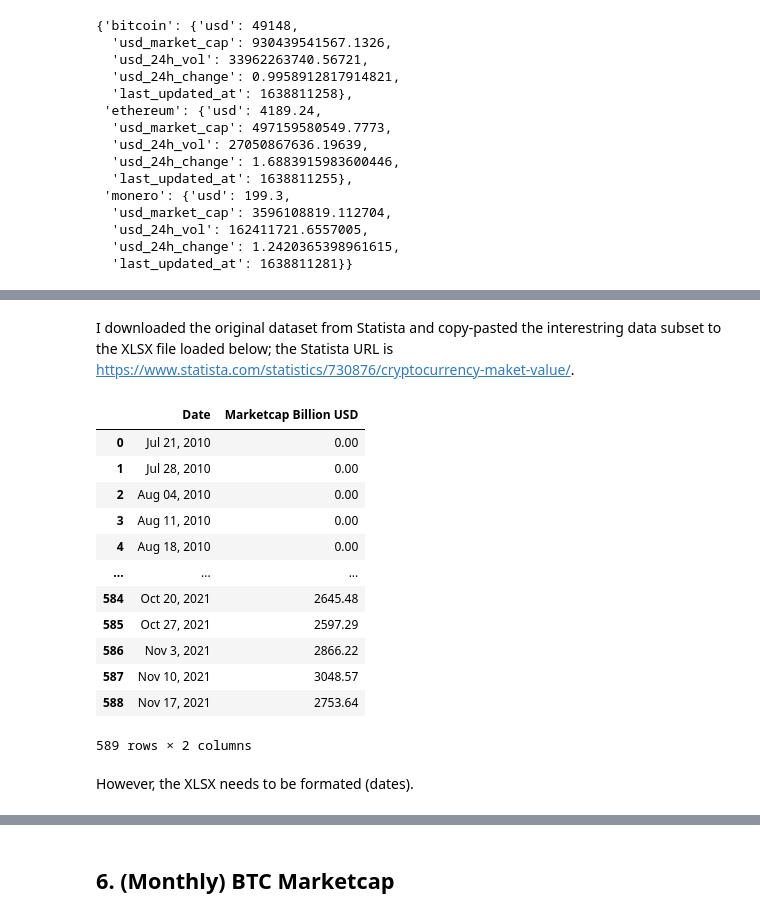
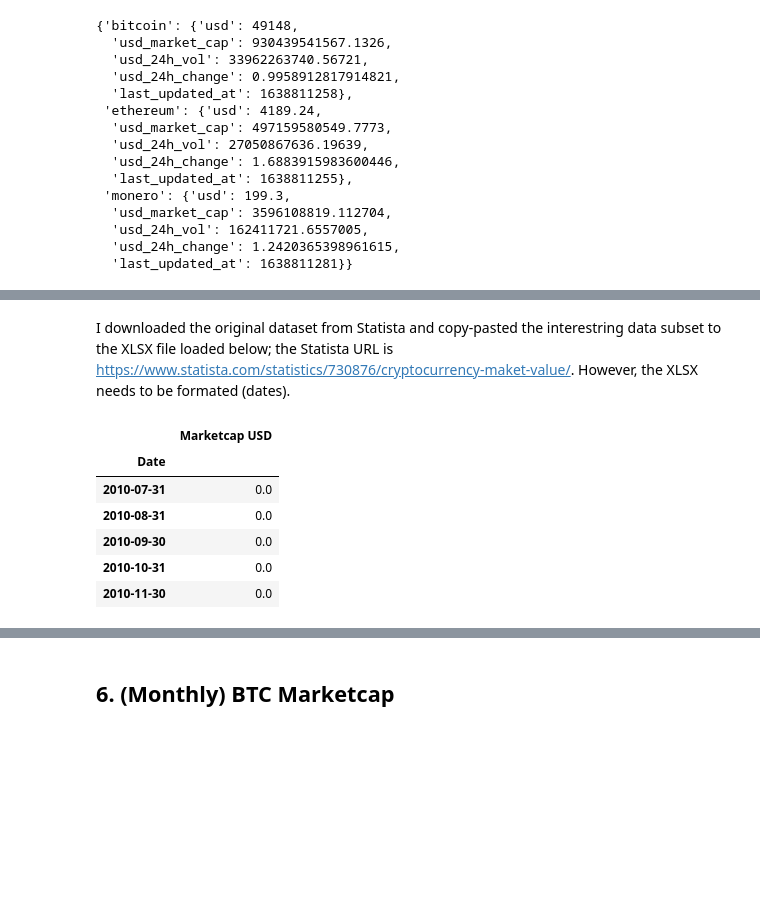
Before and after one commit to mxagar/crypto_analysis, a Jupyter notebook: 00_DatasetPreparation.ipynb, the cells around one changed output, grey strips where cells are left out. Drawn from its saved outputs; the diff is of its cells as text; code cells hidden in the pictures; blank space fills up the shorter version.

```diff
--- a/00_DatasetPreparation.ipynb
+++ b/00_DatasetPreparation.ipynb
@@ -598,21 +598,4 @@ import pandas as pd # pip3 install openpyxl
 import matplotlib.pyplot as plt
 # %% [markdown]
 I downloaded the original dataset from Statista and copy-pasted the interestring data subset to the XLSX file loaded below; the Statista URL is [https://www.statista.com/statistics/730876/cryptocurrency-maket-value/](https://www.statista.com/statistics/730876/cryptocurrency-maket-value/).
+However, the XLSX needs to be formated (dates).
-# %%
-pd.read_excel('data/Global_Crypto_Marketcap_Statista_2010_2021.xlsx')
-# %% [output]
-|  | Date | Marketcap Billion USD |
-| 0 | Jul 21, 2010 | 0.00 |
-| 1 | Jul 28, 2010 | 0.00 |
-| 2 | Aug 04, 2010 | 0.00 |
-| 3 | Aug 11, 2010 | 0.00 |
-| 4 | Aug 18, 2010 | 0.00 |
-| ... | ... | ... |
-| 584 | Oct 20, 2021 | 2645.48 |
-| 585 | Oct 27, 2021 | 2597.29 |
-| 586 | Nov 3, 2021 | 2866.22 |
-| 587 | Nov 10, 2021 | 3048.57 |
-| 588 | Nov 17, 2021 | 2753.64 |
-589 rows × 2 columns
-# %% [markdown]
-However, the XLSX needs to be formated (dates).
@@ -618,0 +609,10 @@ However, the XLSX needs to be formated (dates).
+# %%
+df.head()
+# %% [output]
+|  | Marketcap USD |
+| Date |  |
+| 2010-07-31 | 0.0 |
+| 2010-08-31 | 0.0 |
+| 2010-09-30 | 0.0 |
+| 2010-10-31 | 0.0 |
+| 2010-11-30 | 0.0 |
```
Also changed, not shown: parts of 14 cells of this notebook, 1 other file.
